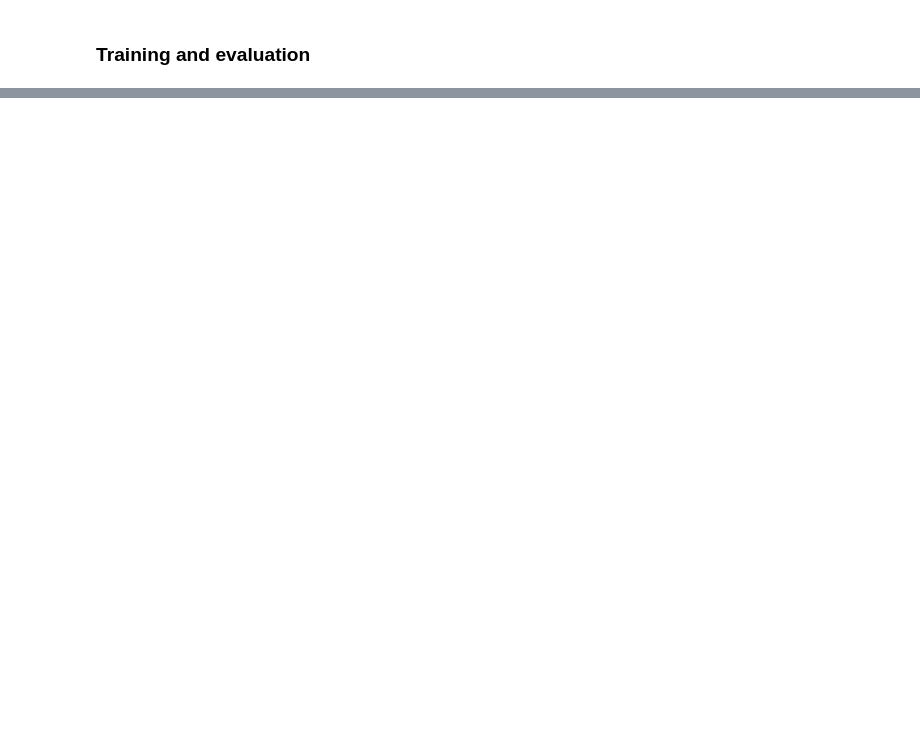
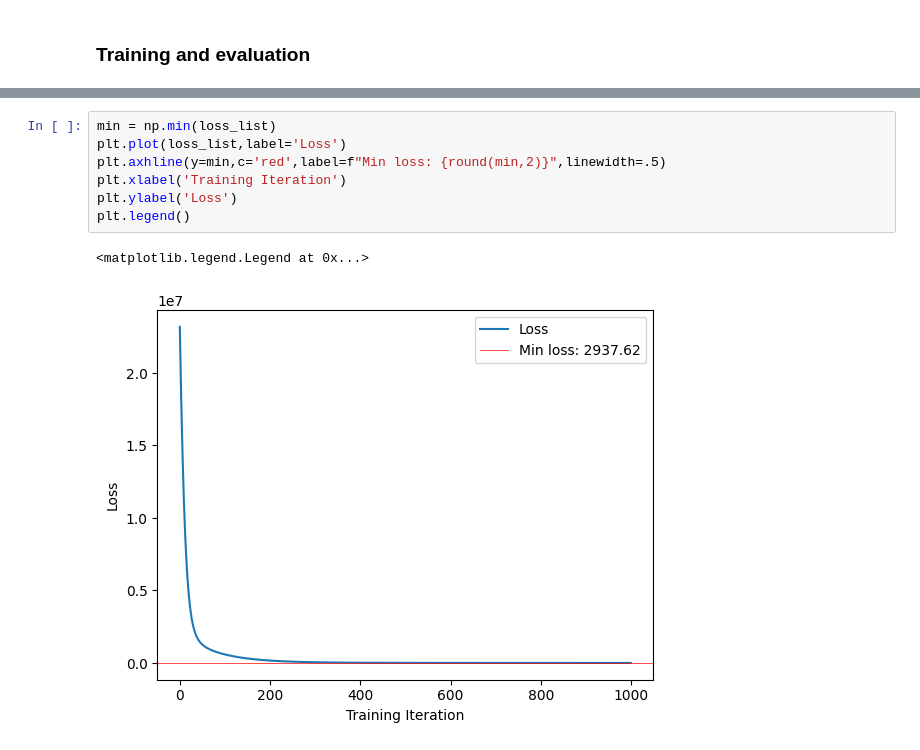
Before and after one commit to NoahWanless/SuperEeg-M467-project, a Jupyter notebook: building_u_matrix.ipynb, the cells around one changed output, grey strips where cells are left out. Saved outputs shown, nothing was run; the diff lists cells and outputs as text; blank space fills up the shorter version.

```diff
--- a/building_u_matrix.ipynb
+++ b/building_u_matrix.ipynb
@@ -105,0 +223,10 @@ plt.show()
+# %%
+min = np.min(loss_list)
+plt.plot(loss_list,label='Loss')
+plt.axhline(y=min,c='red',label=f"Min loss: {round(min,2)}",linewidth=.5)
+plt.xlabel('Training Iteration')
+plt.ylabel('Loss')
+plt.legend()
+# %% [output]
+<matplotlib.legend.Legend at 0x...>
+[figure, added]
```
Also changed, not shown: parts of 19 cells of this notebook.
